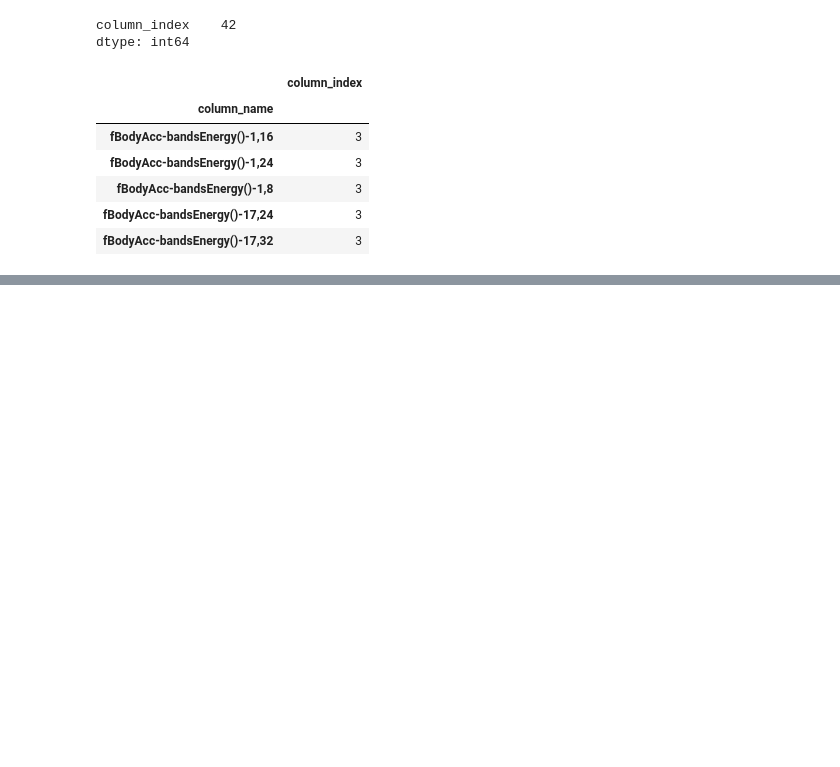
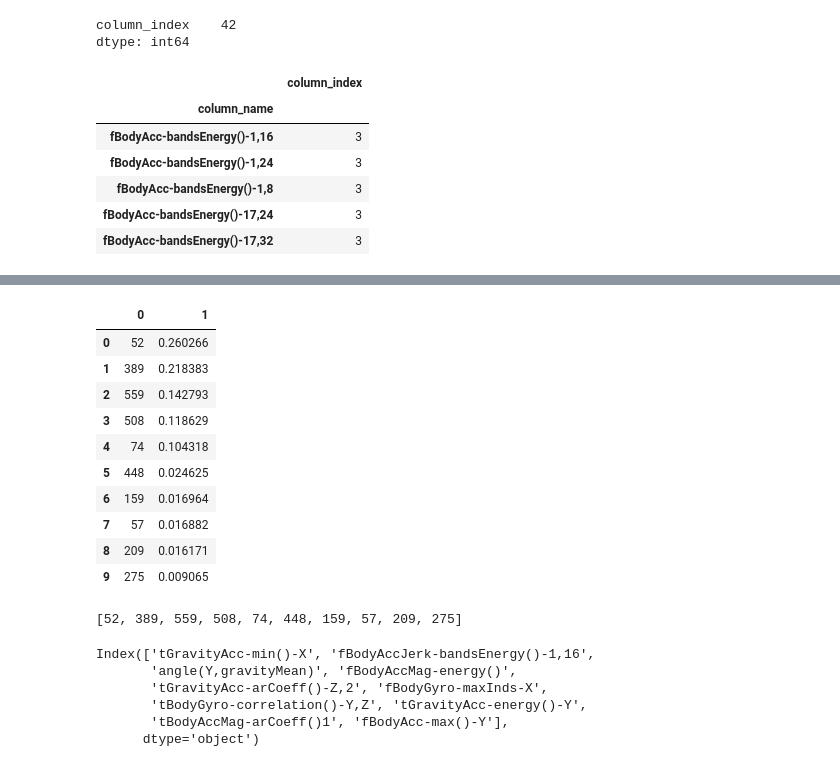
Before and after one commit to maaanzi/ubion, a Jupyter notebook: machine_learning/0312.ipynb, the cells around one changed output, grey strips where cells are left out. Drawn from its saved outputs; the diff is of its cells as text; code cells hidden in the pictures; blank space fills up the shorter version.

```diff
--- a/machine_learning/0312.ipynb
+++ b/machine_learning/0312.ipynb
@@ -198,0 +323,18 @@ def get_new_feature_name_df(old_feature_name_df) :
+# %%
+# 피쳐중요도 순 정리
+l = sorted(enumerate(dt_clf_7.feature_importances_), reverse=True, key=lambda x:x[1])
+# %%
+l = pd.DataFrame(l)
+l.iloc[:10]
+# %% [output]
+|  | 0 | 1 |
+| 0 | 52 | 0.260266 |
+| 1 | 389 | 0.218383 |
+| 2 | 559 | 0.142793 |
+| 3 | 508 | 0.118629 |
+| 4 | 74 | 0.104318 |
+| 5 | 448 | 0.024625 |
+| 6 | 159 | 0.016964 |
+| 7 | 57 | 0.016882 |
+| 8 | 209 | 0.016171 |
+| 9 | 275 | 0.009065 |
@@ -198,0 +343,13 @@ def get_new_feature_name_df(old_feature_name_df) :
+# %%
+feature_indicates
+# %% [output]
+[52, 389, 559, 508, 74, 448, 159, 57, 209, 275]
+# %%
+X_train.columns[feature_indicates]
+# %% [output]
+Index(['tGravityAcc-min()-X', 'fBodyAccJerk-bandsEnergy()-1,16',
+       'angle(Y,gravityMean)', 'fBodyAccMag-energy()',
+       'tGravityAcc-arCoeff()-Z,2', 'fBodyGyro-maxInds-X',
+       'tBodyGyro-correlation()-Y,Z', 'tGravityAcc-energy()-Y',
+       'tBodyAccMag-arCoeff()1', 'fBodyAcc-max()-Y'],
+      dtype='object')
```
Also changed, not shown: parts of 18 cells of this notebook, 1 other file.
